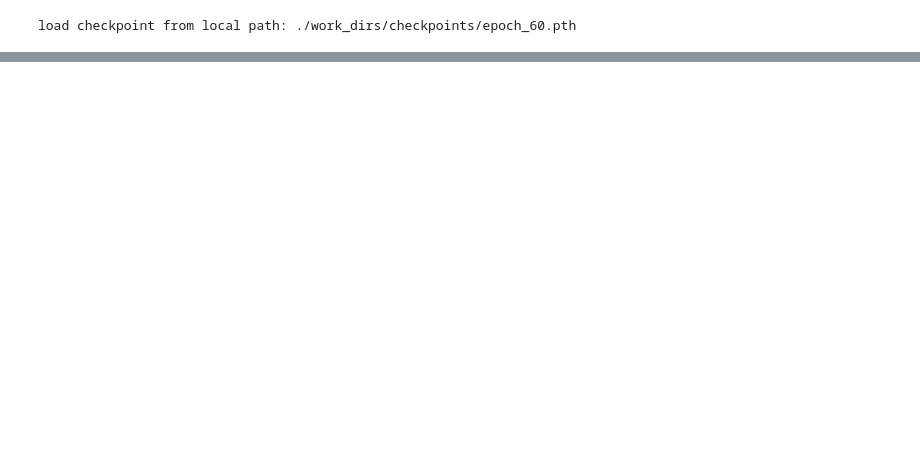
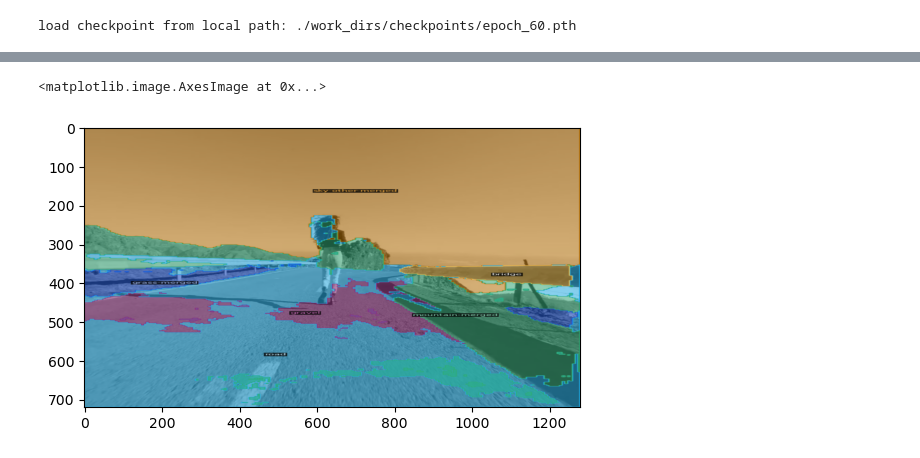
Before and after one commit to jongmin4422/OpenPSG-inference, a Jupyter notebook: inference.ipynb, the cells around one changed output, grey strips where cells are left out. Saved outputs shown, nothing was run; the diff lists cells and outputs as text; code cells hidden in the pictures; blank space fills up the shorter version.

```diff
--- a/inference.ipynb
+++ b/inference.ipynb
@@ -45,0 +143,41 @@ show_result(
+# %%
+# vid.get(cv2.CAP_PROP_FRAME_WIDTH), vid.get(cv2.CAP_PROP_FRAME_HEIGHT)
+num_rel = 10
+output = {}
+fourcc = cv2.VideoWriter_fourcc(*'DIVX')
+
+# vid = cv2.VideoCapture('sample_data/man_running_at_the_beach_122612076.mp4')
+video_anno = pd.read_csv('./sample_data/video_anno.csv')
+for row in range(len(video_anno)):
+    video_name = video_anno['title'][row]
+    video_url = video_anno['download'][row]
+    vid = cv2.VideoCapture(video_url)
+    max = vid.get(cv2.CAP_PROP_FRAME_COUNT)
+    height = vid.get(cv2.CAP_PROP_FRAME_WIDTH)
+    width = vid.get(cv2.CAP_PROP_FRAME_HEIGHT)
+
+    temp = []
+    pred_video = cv2.VideoWriter('./sample_data/pred_'+video_name+'.mp4', fourcc, 30.0, (int(width), int(height)))
+    with tqdm(total=max) as pbar:
+        while(vid.isOpened()):
+            ret, frame = vid.read()
+            pbar.update(1)
+            if ret == True:
+                # image = torch.tensor(frame).transpose(1,0).numpy()
+                image = frame
+                result = inference_detector(model, image)
+                viz_img, labels, relations = get_result(
+                    frame,
+                    result,
+                    is_one_stage=True,
+                    num_rel=num_rel
+                )
+                viz_img = cv2.resize(viz_img, (int(width), int(height)))
+                temp.append({'viz_image': viz_img, 'labels': labels, 'relations': relations})
+                if cv2.waitKey(1) & 0xFF == ord('q'):
+                    break
+            else:
+                break
+            pred_video.write(viz_img)
+    pred_video.release()
+    output[video_name] = temp
@@ -45,0 +194,5 @@ show_result(
+# %%
+plt.imshow(cv2.resize(output['Woman running down a road'][0]['viz_image'], (128, 720)))
+# %% [output]
+<matplotlib.image.AxesImage at 0x...>
+[figure, added]
```
Also changed, not shown: parts of 12 cells of this notebook, 19 other files.
